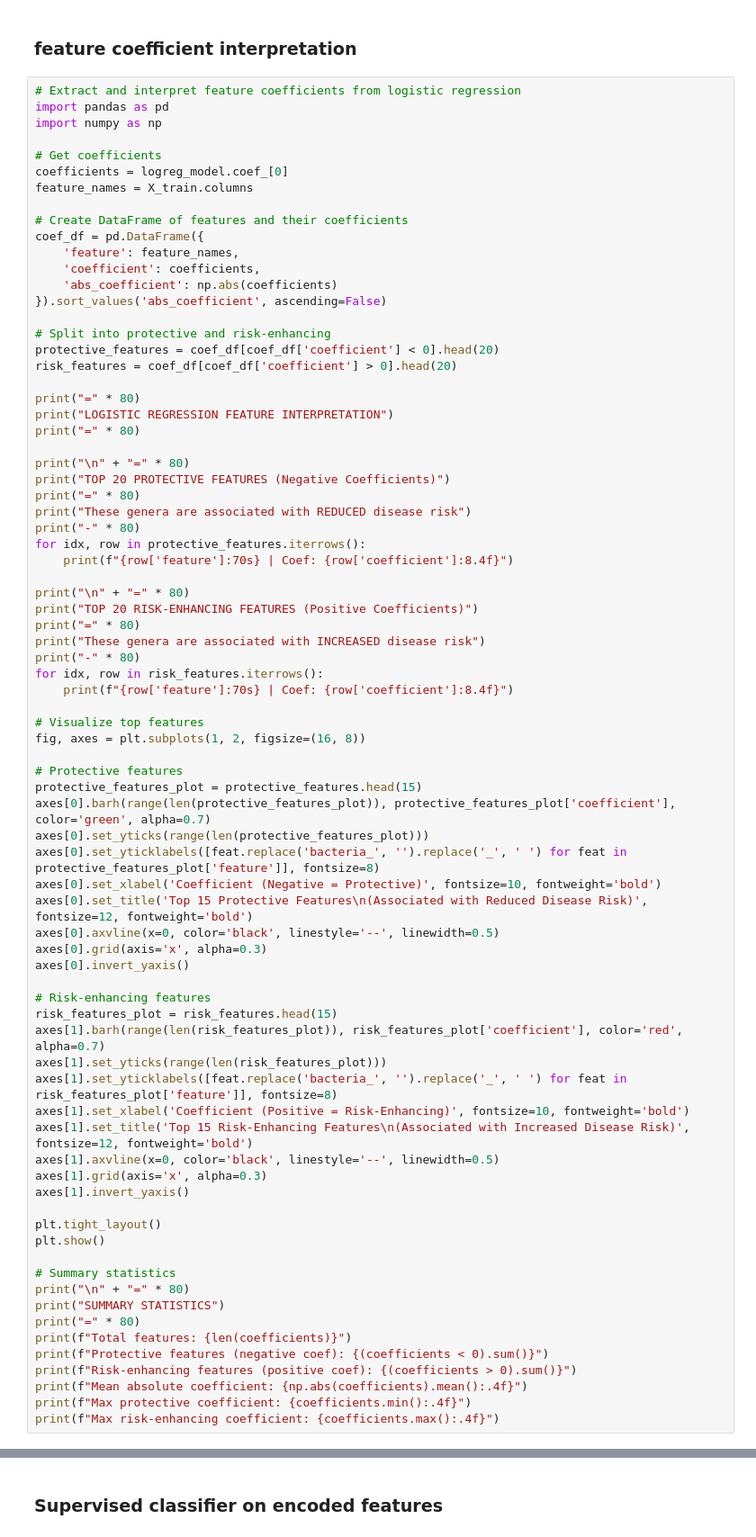
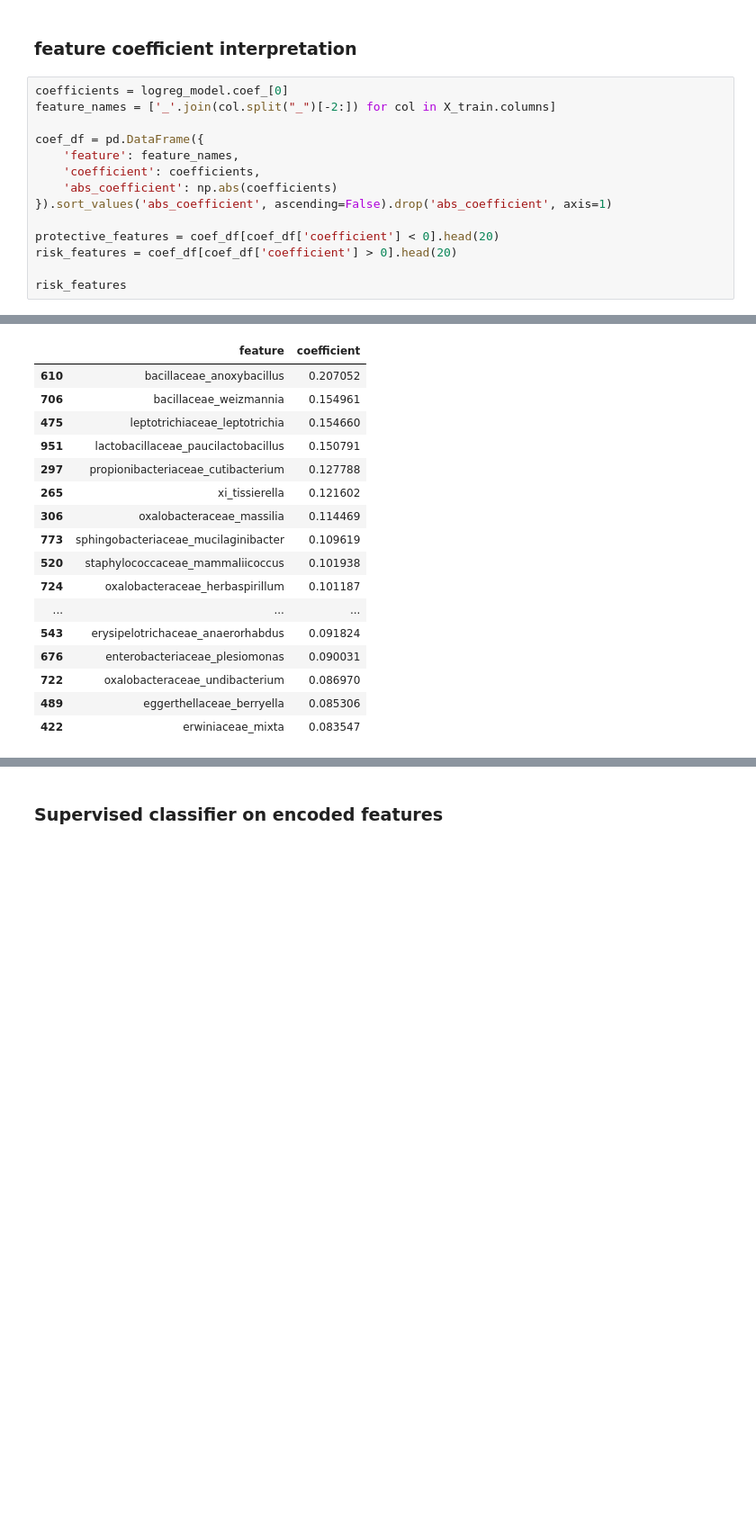
Before and after one commit to helloimfrei/gut-atlas, a Jupyter notebook: notebooks/gi_binary_classification.ipynb, the cells around one changed output, grey strips where cells are left out. Shown at 90% size. Drawn from its saved outputs; the diff is of its cells as text; blank space fills up the shorter version.

```diff
--- a/notebooks/gi_binary_classification.ipynb
+++ b/notebooks/gi_binary_classification.ipynb
@@ -116,81 +195,17 @@ plot_roc_curve(y_test, logreg_y_proba, logreg_roc_auc).show()
 # %% [markdown]
 ### feature coefficient interpretation
 # %%
-# Extract and interpret feature coefficients from logistic regression
-import pandas as pd
-import numpy as np
+coefficients = logreg_model.coef_[0]
+feature_names = ['_'.join(col.split("_")[-2:]) for col in X_train.columns]
 
-# Get coefficients
-coefficients = logreg_model.coef_[0]
-feature_names = X_train.columns
-
-# Create DataFrame of features and their coefficients
 coef_df = pd.DataFrame({
     'feature': feature_names,
     'coefficient': coefficients,
     'abs_coefficient': np.abs(coefficients)
-}).sort_values('abs_coefficient', ascending=False)
+}).sort_values('abs_coefficient', ascending=False).drop('abs_coefficient', axis=1)
 
-# Split into protective and risk-enhancing
 protective_features = coef_df[coef_df['coefficient'] < 0].head(20)
 risk_features = coef_df[coef_df['coefficient'] > 0].head(20)
 
-print("=" * 80)
-print("LOGISTIC REGRESSION FEATURE INTERPRETATION")
-print("=" * 80)
-
-print("\n" + "=" * 80)
-print("TOP 20 PROTECTIVE FEATURES (Negative Coefficients)")
-print("=" * 80)
-print("These genera are associated with REDUCED disease risk")
-print("-" * 80)
-for idx, row in protective_features.iterrows():
-    print(f"{row['feature']:70s} | Coef: {row['coefficient']:8.4f}")
-
-print("\n" + "=" * 80)
-print("TOP 20 RISK-ENHANCING FEATURES (Positive Coefficients)")
-print("=" * 80)
-print("These genera are associated with INCREASED disease risk")
-print("-" * 80)
-for idx, row in risk_features.iterrows():
-    print(f"{row['feature']:70s} | Coef: {row['coefficient']:8.4f}")
-
-# Visualize top features
-fig, axes = plt.subplots(1, 2, figsize=(16, 8))
-
-# Protective features
-protective_features_plot = protective_features.head(15)
-axes[0].barh(range(len(protective_features_plot)), protective_features_plot['coefficient'], color='green', alpha=0.7)
-axes[0].set_yticks(range(len(protective_features_plot)))
-axes[0].set_yticklabels([feat.replace('bacteria_', '').replace('_', ' ') for feat in protective_features_plot['feature']], fontsize=8)
-axes[0].set_xlabel('Coefficient (Negative = Protective)', fontsize=10, fontweight='bold')
-axes[0].set_title('Top 15 Protective Features\n(Associated with Reduced Disease Risk)', fontsize=12, fontweight='bold')
-axes[0].axvline(x=0, color='black', linestyle='--', linewidth=0.5)
-axes[0].grid(axis='x', alpha=0.3)
-axes[0].invert_yaxis()
-
-# Risk-enhancing features
-risk_features_plot = risk_features.head(15)
-axes[1].barh(range(len(risk_features_plot)), risk_features_plot['coefficient'], color='red', alpha=0.7)
-axes[1].set_yticks(range(len(risk_features_plot)))
-axes[1].set_yticklabels([feat.replace('bacteria_', '').replace('_', ' ') for feat in risk_features_plot['feature']], fontsize=8)
-axes[1].set_xlabel('Coefficient (Positive = Risk-Enhancing)', fontsize=10, fontweight='bold')
-axes[1].set_title('Top 15 Risk-Enhancing Features\n(Associated with Increased Disease Risk)', fontsize=12, fontweight='bold')
-axes[1].axvline(x=0, color='black', linestyle='--', linewidth=0.5)
-axes[1].grid(axis='x', alpha=0.3)
-axes[1].invert_yaxis()
-
-plt.tight_layout()
-plt.show()
-
-# Summary statistics
-print("\n" + "=" * 80)
-print("SUMMARY STATISTICS")
-print("=" * 80)
-print(f"Total features: {len(coefficients)}")
-print(f"Protective features (negative coef): {(coefficients < 0).sum()}")
-print(f"Risk-enhancing features (positive coef): {(coefficients > 0).sum()}")
-print(f"Mean absolute coefficient: {np.abs(coefficients).mean():.4f}")
-print(f"Max protective coefficient: {coefficients.min():.4f}")
-print(f"Max risk-enhancing coefficient: {coefficients.max():.4f}")
+risk_features
 # %% [output]
@@ -224 +212,18 @@ Max risk-enhancing coefficient: 2.1103
+|  | feature | coefficient |
+| 610 | bacillaceae_anoxybacillus | 0.207052 |
+| 706 | bacillaceae_weizmannia | 0.154961 |
+| 475 | leptotrichiaceae_leptotrichia | 0.154660 |
+| 951 | lactobacillaceae_paucilactobacillus | 0.150791 |
+| 297 | propionibacteriaceae_cutibacterium | 0.127788 |
+| 265 | xi_tissierella | 0.121602 |
+| 306 | oxalobacteraceae_massilia | 0.114469 |
+| 773 | sphingobacteriaceae_mucilaginibacter | 0.109619 |
+| 520 | staphylococcaceae_mammaliicoccus | 0.101938 |
+| 724 | oxalobacteraceae_herbaspirillum | 0.101187 |
+| ... | ... | ... |
+| 543 | erysipelotrichaceae_anaerorhabdus | 0.091824 |
+| 676 | enterobacteriaceae_plesiomonas | 0.090031 |
+| 722 | oxalobacteraceae_undibacterium | 0.086970 |
+| 489 | eggerthellaceae_berryella | 0.085306 |
+| 422 | erwiniaceae_mixta | 0.083547 |
 # %% [markdown]
```
Also changed, not shown: parts of 17 cells of this notebook, 23 other files.
